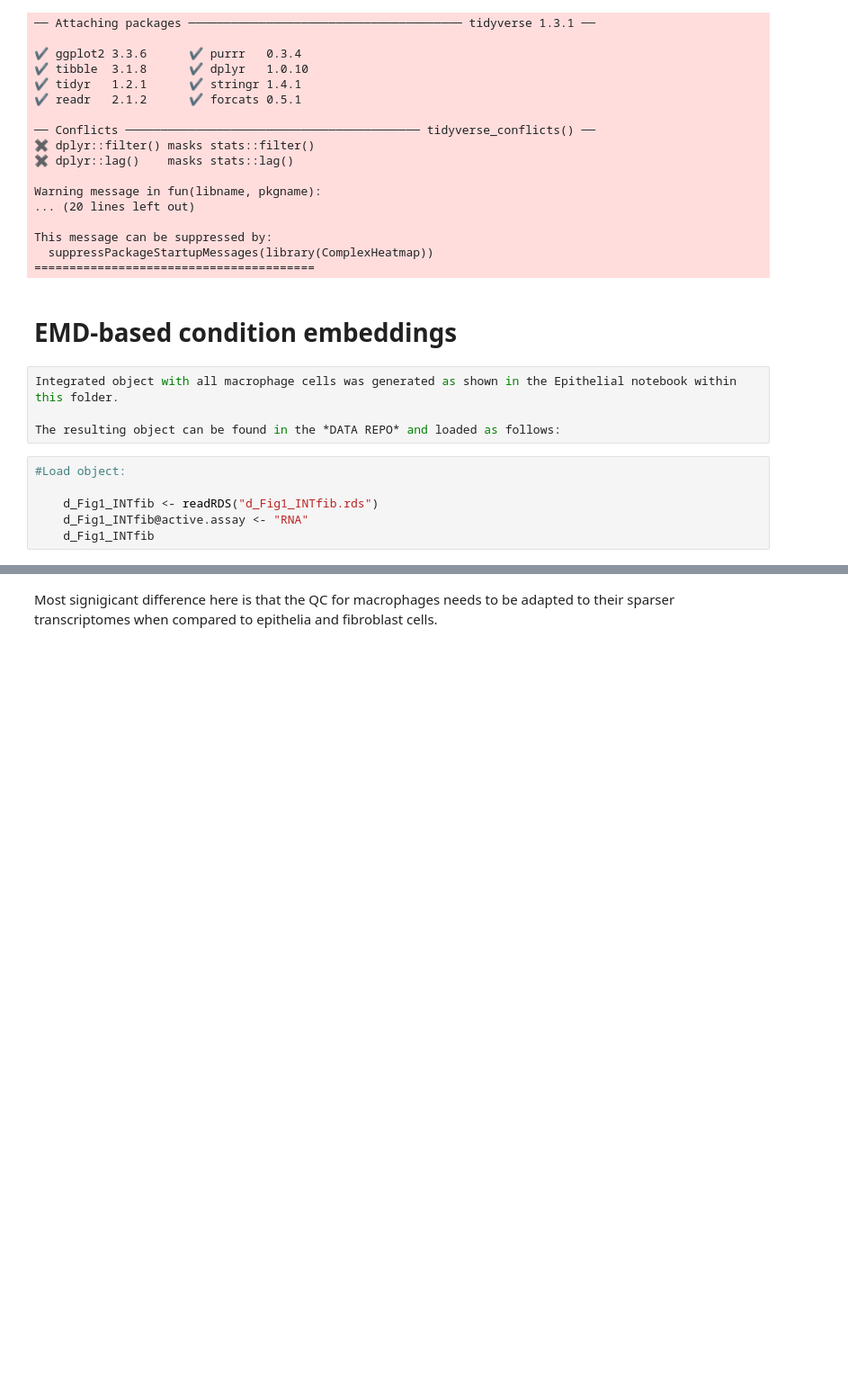
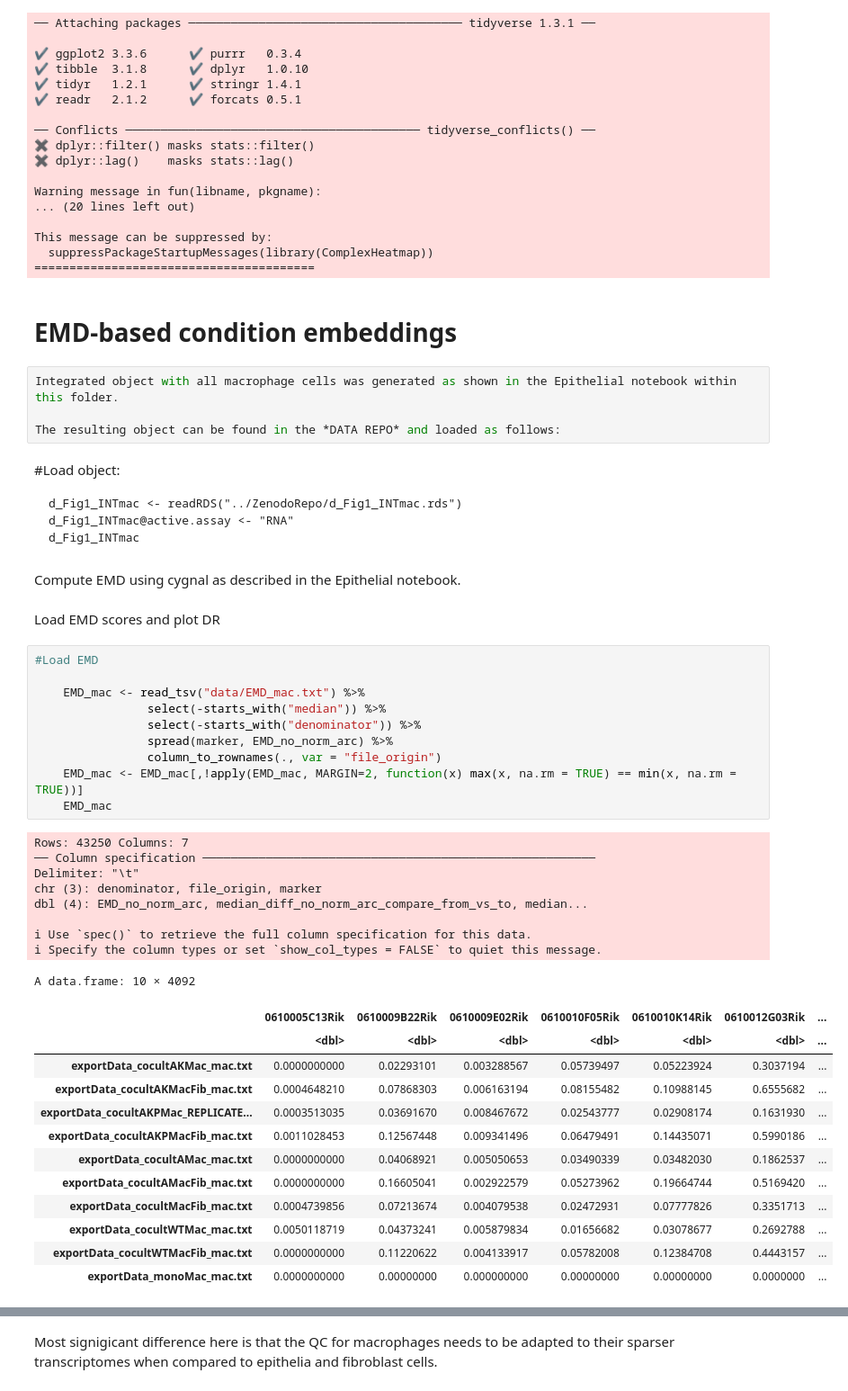
Before and after one commit to TAPE-Lab/Qin-CardosoRodriguez-et-al, a Jupyter notebook: Figure1-S1/Macrophages.ipynb, the cells around one changed output, grey strips where cells are left out. Shown at 90% size. Cells and saved outputs as stored; diff of their text form; blank space fills up the shorter version.

```diff
--- a/Figure1-S1/Macrophages.ipynb
+++ b/Figure1-S1/Macrophages.ipynb
@@ -29,9 +29,45 @@ This message can be suppressed by:
 Integrated object with all macrophage cells was generated as shown in the Epithelial notebook within this folder.
 
 The resulting object can be found in the *DATA REPO* and loaded as follows:
-# %%
-#Load object:
-
-    d_Fig1_INTfib <- readRDS("d_Fig1_INTfib.rds")
-    d_Fig1_INTfib@active.assay <- "RNA"
-    d_Fig1_INTfib
+# %% [markdown]
+#Load object:
+
+    d_Fig1_INTmac <- readRDS("../ZenodoRepo/d_Fig1_INTmac.rds")
+    d_Fig1_INTmac@active.assay <- "RNA"
+    d_Fig1_INTmac
+# %% [markdown]
+Compute EMD using cygnal as described in the Epithelial notebook.
+# %% [markdown]
+Load EMD scores and plot DR
+# %%
+#Load EMD
+
+    EMD_mac <- read_tsv("data/EMD_mac.txt") %>%
+                select(-starts_with("median")) %>%
+                select(-starts_with("denominator")) %>%
+                spread(marker, EMD_no_norm_arc) %>%
+                column_to_rownames(., var = "file_origin")
+    EMD_mac <- EMD_mac[,!apply(EMD_mac, MARGIN=2, function(x) max(x, na.rm = TRUE) == min(x, na.rm = TRUE))]
+    EMD_mac
+# %% [output]
+Rows: 43250 Columns: 7
+── Column specification ────────────────────────────────────────────────────────
+Delimiter: "\t"
+chr (3): denominator, file_origin, marker
+dbl (4): EMD_no_norm_arc, median_diff_no_norm_arc_compare_from_vs_to, median...
+
+ℹ Use `spec()` to retrieve the full column specification for this data.
+ℹ Specify the column types or set `show_col_types = FALSE` to quiet this message.
+A data.frame: 10 × 4092
+|  | 0610005C13Rik | 0610009B22Rik | 0610009E02Rik | 0610010F05Rik | 0610010K14Rik | 0610012G03Rik | ... |
+|  | <dbl> | <dbl> | <dbl> | <dbl> | <dbl> | <dbl> | ... |
+| exportData_cocultAKMac_mac.txt | 0.0000000000 | 0.02293101 | 0.003288567 | 0.05739497 | 0.05223924 | 0.3037194 | ... |
+| exportData_cocultAKMacFib_mac.txt | 0.0004648210 | 0.07868303 | 0.006163194 | 0.08155482 | 0.10988145 | 0.6555682 | ... |
+| exportData_cocultAKPMac_REPLICATE... | 0.0003513035 | 0.03691670 | 0.008467672 | 0.02543777 | 0.02908174 | 0.1631930 | ... |
+| exportData_cocultAKPMacFib_mac.txt | 0.0011028453 | 0.12567448 | 0.009341496 | 0.06479491 | 0.14435071 | 0.5990186 | ... |
+| exportData_cocultAMac_mac.txt | 0.0000000000 | 0.04068921 | 0.005050653 | 0.03490339 | 0.03482030 | 0.1862537 | ... |
+| exportData_cocultAMacFib_mac.txt | 0.0000000000 | 0.16605041 | 0.002922579 | 0.05273962 | 0.19664744 | 0.5169420 | ... |
+| exportData_cocultMacFib_mac.txt | 0.0004739856 | 0.07213674 | 0.004079538 | 0.02472931 | 0.07777826 | 0.3351713 | ... |
+| exportData_cocultWTMac_mac.txt | 0.0050118719 | 0.04373241 | 0.005879834 | 0.01656682 | 0.03078677 | 0.2692788 | ... |
+| exportData_cocultWTMacFib_mac.txt | 0.0000000000 | 0.11220622 | 0.004133917 | 0.05782008 | 0.12384708 | 0.4443157 | ... |
+| exportData_monoMac_mac.txt | 0.0000000000 | 0.00000000 | 0.000000000 | 0.00000000 | 0.00000000 | 0.0000000 | ... |
```
Also changed, not shown: parts of 19 cells of this notebook, 10 other files.
